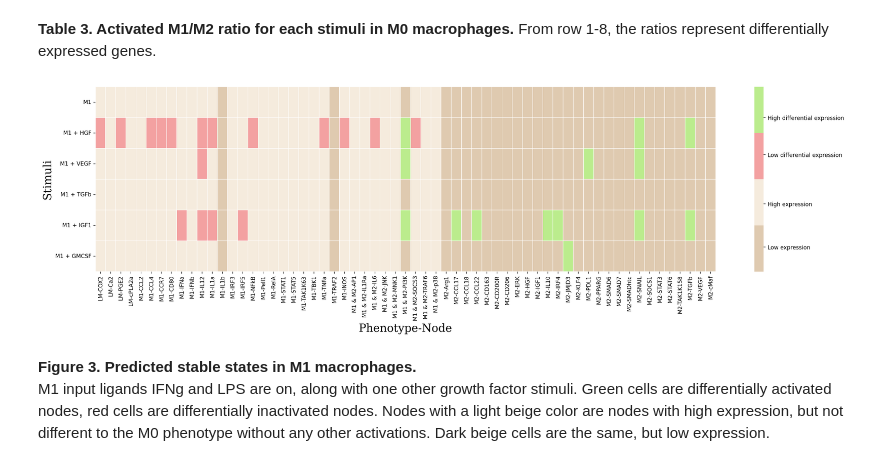
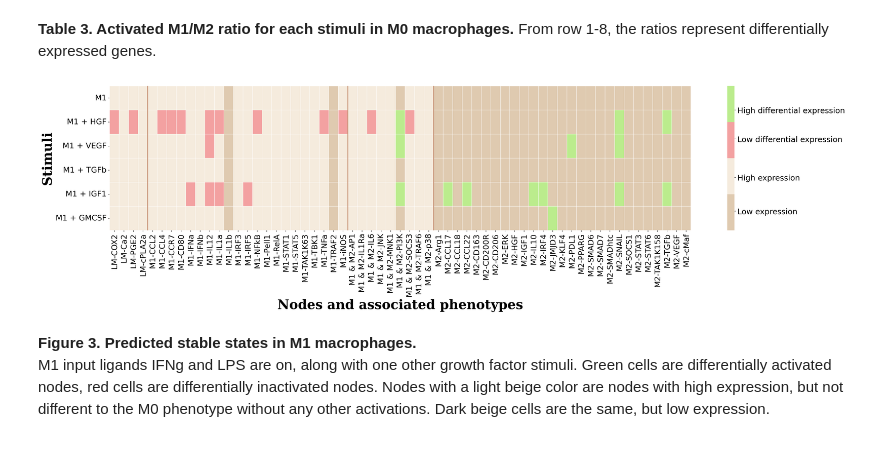
Before and after one commit to Karinaovedal/Master-thesis, a Jupyter notebook: MacPol 2.0.ipynb, the cells around one changed output. Cells and saved outputs as stored; diff of their text form; code cells hidden in the pictures.

```diff
--- a/MacPol 2.0.ipynb
+++ b/MacPol 2.0.ipynb
@@ -221,9 +221,14 @@ out_phen_array = [['M1', 'M1', 'M1', 'M1', 'M1', 'M1', 'M1', 'M1', 'M1', 'M1', '
 
 
 # DEFINING HEATMAP COLORS
-cmap_dict = {0: '#DFCAB0', 1: '#F5EBDD', 2: '#F3A1A1', 3: '#BBEC8D'}
-cmap = ListedColormap([cmap_dict[i] for i in range(4)])
+cmap_dict0 = {0: '#DFCAB0', 1: '#BBEC8D'}
+cmap0 = ListedColormap([cmap_dict0[i] for i in range(2)])
 
+cmap_dict1 = {0: '#DFCAB0', 1: '#F5EBDD', 2: '#F3A1A1', 3: '#BBEC8D'}
+cmap1 = ListedColormap([cmap_dict1[i] for i in range(4)])
+
+cmap_dict2 = {0: '#DFCAB0', 1: '#F5EBDD', 2: '#BBEC8D'}
+cmap2 = ListedColormap([cmap_dict2[i] for i in range(3)])
 
 # Creating lists of nodes based on phenotype
 M1_nodes = df_phen[df_phen['Phenotype'] == 'M1']['Node'].tolist()
@@ -394,40 +402,44 @@ frames = [M1_ON, M1_HGF, M1_VEGF, M1_TGFb, M1_IGF1, M1_GMCSF]
 # Concatenating all the filtered dataframes into one large dataframe
 results = pd.concat(frames, keys=["M1", "M1 + HGF", "M1 + VEGF", "M1 + TGFb", "M1 + IGF1", "M1 + GMCSF"])
 
 # Resetting the index to move the stimuli names to columns
 results.reset_index(inplace=True)
 
 # Lexsorting the MultiIndex
 results = results.sort_index(axis=1)
 
-fig, ax = plt.subplots(figsize=(25, 6), dpi=200)
+fig, ax = plt.subplots(figsize=(30, 6), dpi=200)
 
 # Filter the DataFrame to keep only the columns representing the data for the heatmap
 M1data = results.drop(['level_0', 'level_1'], axis=1)
 
 # Coloring nodes where M1 matches the equivalent node in another row.
 M1data = format_diff_expression(M1data)
 
-M1map = sns.heatmap(M1data, cmap = cmap, square = False,
+M1map = sns.heatmap(M1data, cmap = cmap1, square = False,
                     linewidth=0.1, cbar_kws={"shrink": 1})
 
 
 # Manually specifying discrete legend labelling
 colorbar = ax.collections[0].colorbar
 colorbar.set_ticks([0.4, 1.1, 1.9, 2.5])
 colorbar.set_ticklabels(['Low expression', 'High expression', 'Low differential expression',
-                         'High differential expression'])
+                         'High differential expression'], fontsize=18)
 
+plt.axvline(x=4, color='#c79377', linewidth=2)  # Between LM and M1
+plt.axvline(x=25, color='#c79377', linewidth=2)  # Between M1 and M1&M2
+plt.axvline(x=34, color='#c79377', linewidth=2)  # Between M1&M2 and M2
 
 # Setting y-axis labels using the 'level_0' column which contains the stimuli names
-M1map.set_yticklabels(results['level_0'].values, rotation=0)
+M1map.set_yticklabels(results['level_0'].values, rotation=0, fontsize=18)
+M1map.set_xticklabels(M1map.get_xticklabels(), fontsize=18)
 
-M1map.set_ylabel("Stimuli", fontsize=20, font="Serif" )
-M1map.set_xlabel("Phenotype-Node", fontsize=20, font="Serif")
+M1map.set_ylabel("Stimuli", fontsize=30, font="Serif", fontweight="bold")
+M1map.set_xlabel("Nodes and associated phenotypes", fontsize=30, font="Serif", fontweight="bold")
 
 plt.show()
 # %% [output]
-[figure, old version]
+[figure, new version]
 # %% [markdown]
 **Figure 3. Predicted stable states in M1 macrophages.**
 <br>M1 input ligands IFNg and LPS are on, along with one other growth factor stimuli. Green cells are differentially activated nodes, red cells are differentially inactivated nodes. Nodes with a light beige color are nodes with high expression, but not different to the M0 phenotype without any other activations. Dark beige cells are the same, but low expression.
```
Also changed, not shown: parts of 13 cells of this notebook, 3 other files.
